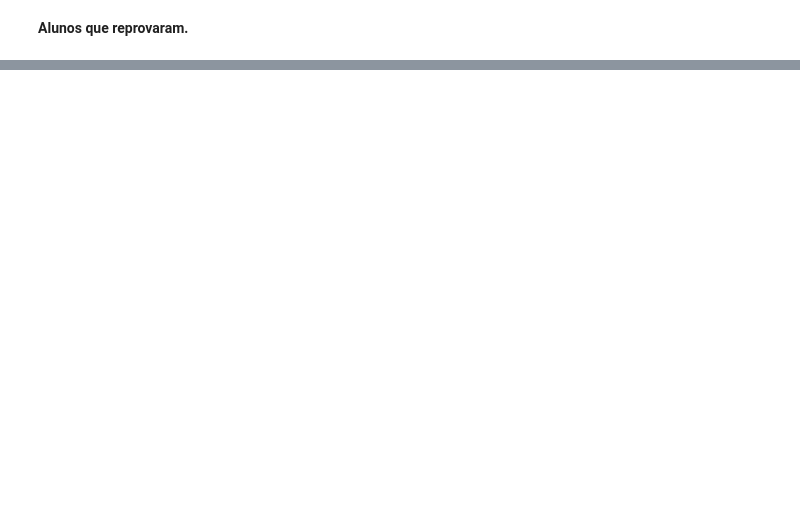
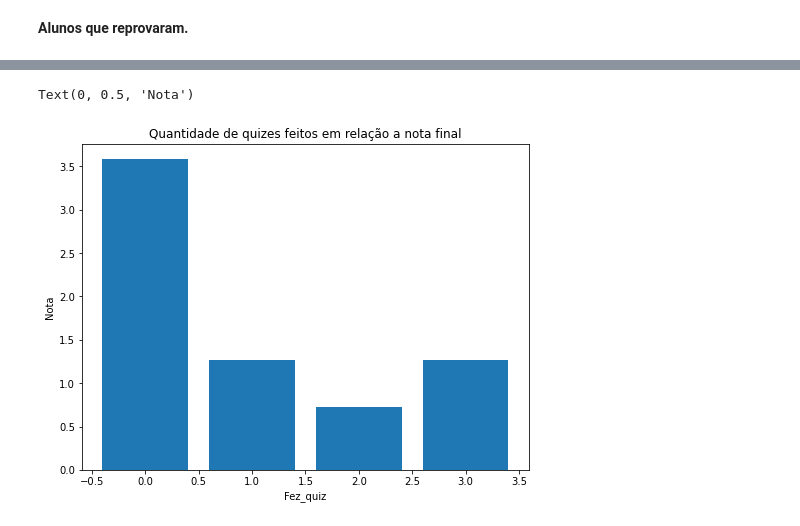
Before and after one commit to atp/edisc-analytics, a Jupyter notebook: Analise_de_Engajamento2.ipynb, the cells around one changed output, grey strips where cells are left out. Saved outputs shown, nothing was run; the diff lists cells and outputs as text; code cells hidden in the pictures; blank space fills up the shorter version.

```diff
--- a/Analise_de_Engajamento2.ipynb
+++ b/Analise_de_Engajamento2.ipynb
@@ -208,0 +235,3 @@ Text(0, 0.5, 'Fez_quiz')
+# %%
+reprovados = indicadores_nota.query("nota <5")
+reprovados[:50]
@@ -208,0 +252,11 @@ Text(0, 0.5, 'Fez_quiz')
+# %%
+x = reprovados['Fez_quiz']
+y = reprovados['nota']
+plt.figure(figsize=(8, 6))
+plt.bar(x, y)
+plt.title('Quantidade de quizes feitos em relação a nota final')
+plt.xlabel('Fez_quiz')
+plt.ylabel('Nota')
+# %% [output]
+Text(0, 0.5, 'Nota')
+[figure, added]
```
Also changed, not shown: parts of 14 cells of this notebook.
